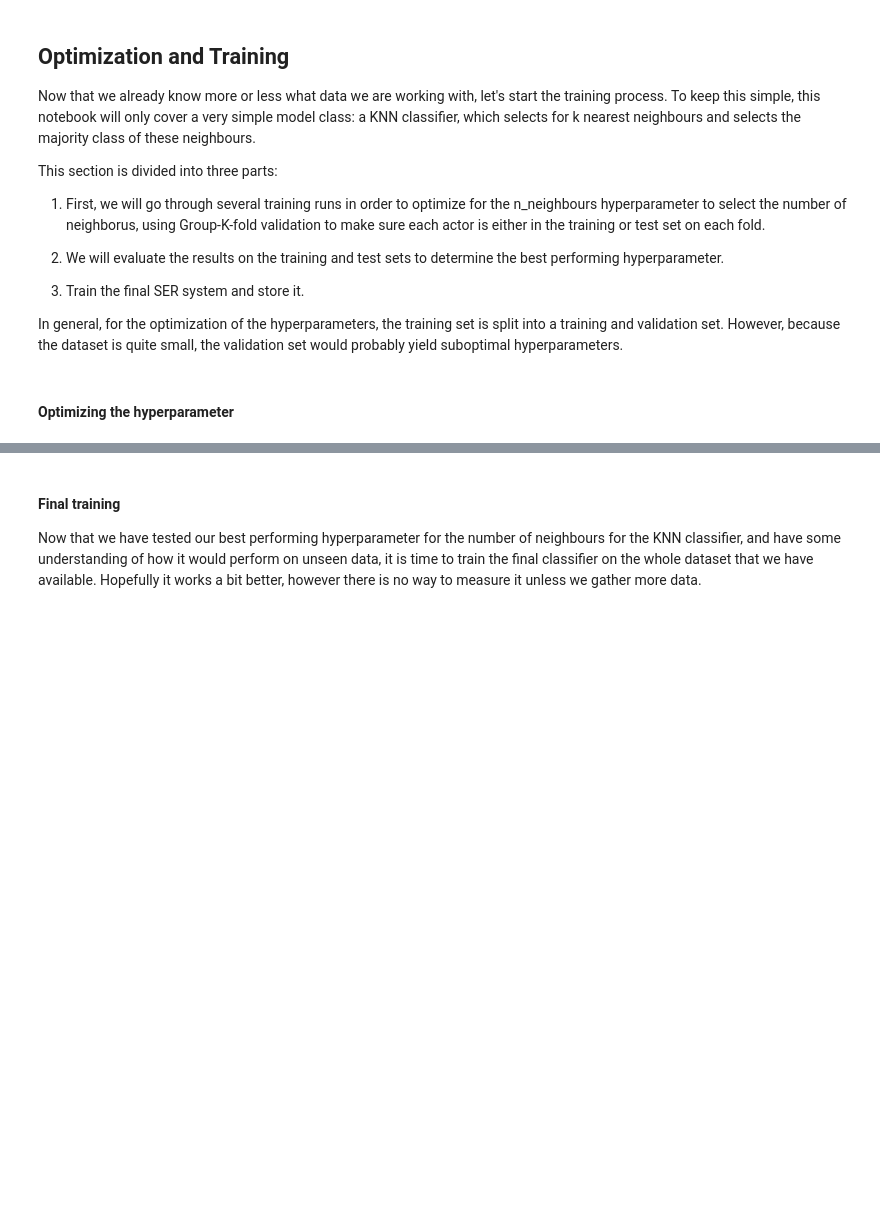
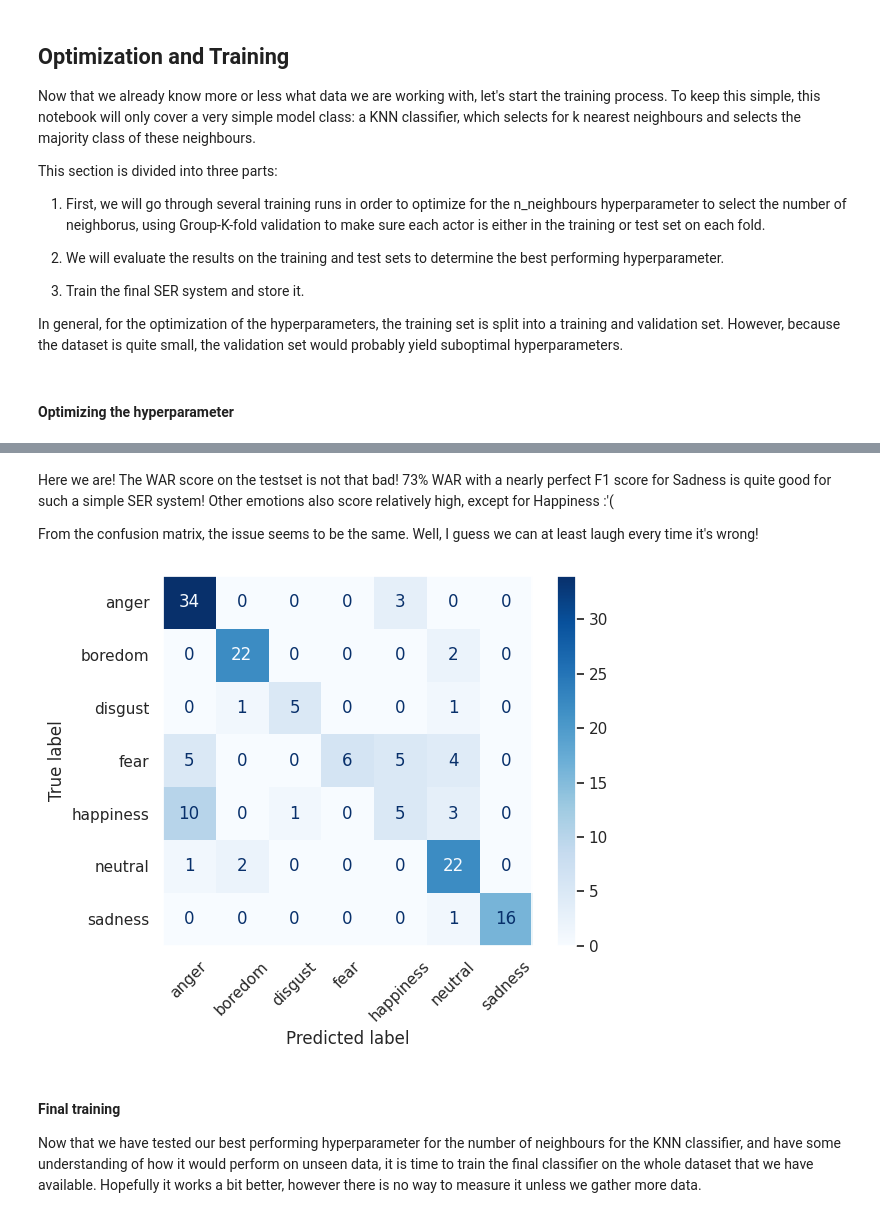
Before and after one commit to vsc2/SimpleSpeechEmotionRecognizer, a Jupyter notebook: SimpleSpeechEmotionRecognition.ipynb, the cells around one changed output, grey strips where cells are left out. Drawn from its saved outputs; the diff is of its cells as text; code cells hidden in the pictures; blank space fills up the shorter version.

```diff
--- a/SimpleSpeechEmotionRecognition.ipynb
+++ b/SimpleSpeechEmotionRecognition.ipynb
@@ -151,17 +151,6 @@ def get_score(true_labels, predictions, labels):
     scores = pd.Series(dtype=float)
     scores["UAR"] = recall_score(true_labels, predictions, average='macro')
     scores["WAR"] = recall_score(true_labels, predictions, average='weighted')
-
-    recall_scores = recall_score(true_labels, predictions, average=None, labels=labels)
-    for label, rec_score in zip(labels, recall_scores):
-        scores[f"recall_{label}"] =  rec_score
-
-    scores["recall_mean"] = recall_scores.mean()
-
-    precision_scores = precision_score(true_labels, predictions, average=None, zero_division=0, labels=labels)
-    for label, prec_score in zip(labels, precision_scores):
-        scores[f"precision_{label}"] =  prec_score
-    scores["precision_mean"] = precision_scores.mean()
 
     f1_scores = f1_score(true_labels, predictions, average=None, labels=labels)
     for label, f1 in zip(labels, f1_scores):
@@ -248,5 +244,5 @@ Weighted Average Recall is, in general, a very interesting metric for this kind
 # %%
-mean_results = results_test.drop("k_fold", axis=1).groupby("n_neighbors").mean().reset_index()
+mean_results = results_val.drop("k_fold", axis=1).groupby("n_neighbors").mean().reset_index()
 top_index = mean_results["WAR"].argmax()
 top_neighbors = int(mean_results.loc[top_index, "n_neighbors"])
 mean_results.loc[top_index]
@@ -285,0 +281,11 @@ plt.show()
+# %%
+scaler = StandardScaler()
+X_train_val_scaled = scaler.fit_transform(X_train_val)
+X_test_scaled = scaler.transform(X_test)
+
+clf = KNeighborsClassifier(n_neighbors=top_neighbors)
+clf.fit(X_train_val_scaled, y_train_val)
+
+test_predictions = clf.predict(X_test_scaled)
+scores, cm_test = get_score(y_test, test_predictions, clf.classes_)
+scores
@@ -286,3 +304,14 @@ plt.show()
+# %% [markdown]
+Here we are! The WAR score on the testset is not that bad! 73% WAR with a nearly perfect F1 score for Sadness is quite good for such a simple SER system! Other emotions also score relatively high, except for Happiness :'(
+
+From the confusion matrix, the issue seems to be the same. Well, I guess we can at least laugh every time it's wrong!
+# %%
+disp = ConfusionMatrixDisplay(confusion_matrix=cm_test, display_labels=clf.classes_).plot(cmap="Blues")
+plt.xticks(rotation=45)
+plt.grid(False)
+plt.show()
+# %% [output]
+[figure, added]
 # %% [markdown]
 #### Final training
 Now that we have tested our best performing hyperparameter for the number of neighbours for the KNN classifier, and have some understanding of how it would perform on unseen data, it is time to train the final classifier on the whole dataset that we have available. Hopefully it works a bit better, however there is no way to measure it unless we gather more data.
```
Also changed, not shown: parts of 18 cells of this notebook, 3 other files.
